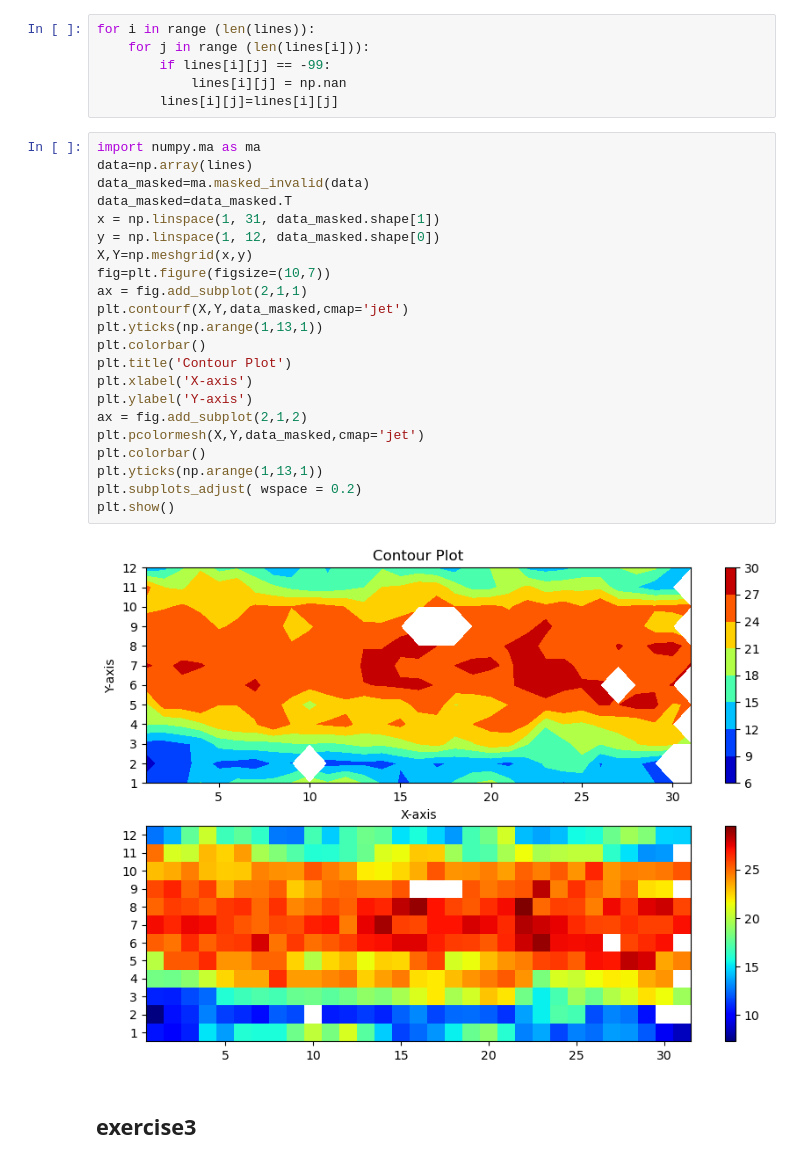
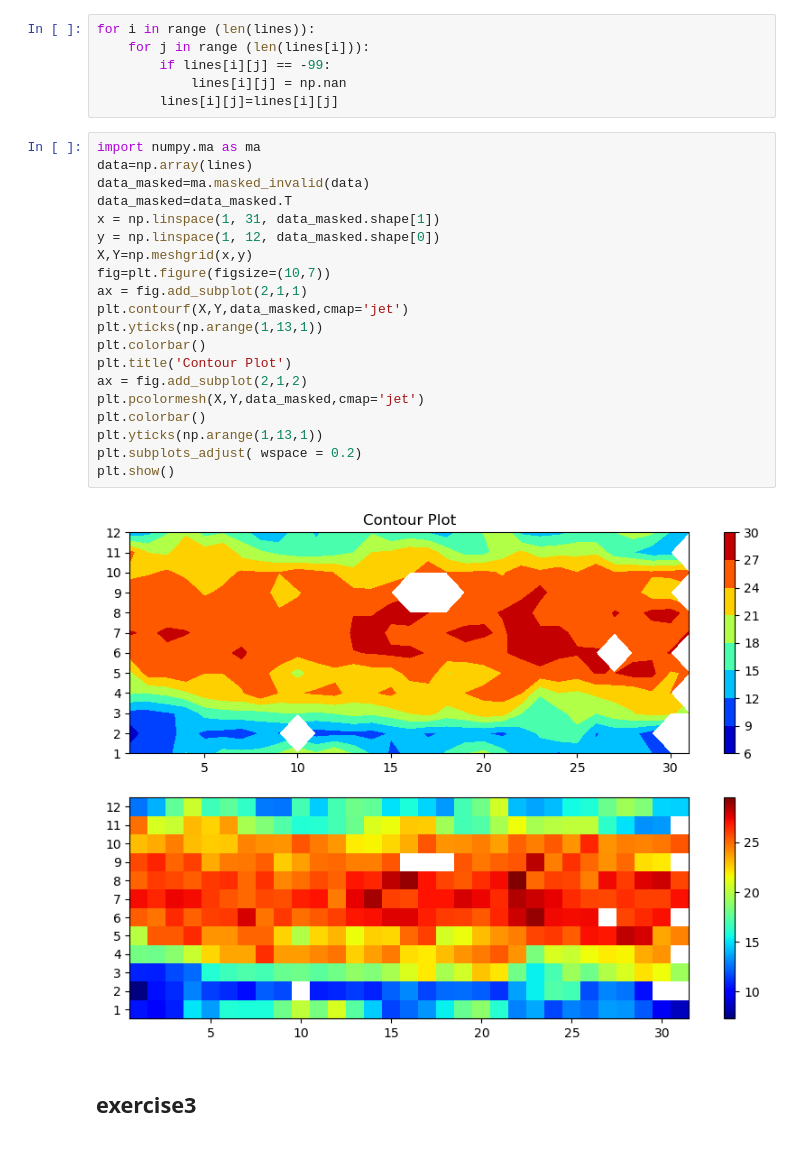
Before and after one commit to mhungdangbuonngu/Data-visualization-, a Jupyter notebook: practice3.ipynb, the cells around one changed output. Drawn from its saved outputs; the diff is of its cells as text.

```diff
--- a/practice3.ipynb
+++ b/practice3.ipynb
@@ -22,27 +22,25 @@ for i in range (len(lines)):
 # %%
 import numpy.ma as ma
 data=np.array(lines)
 data_masked=ma.masked_invalid(data)
 data_masked=data_masked.T
 x = np.linspace(1, 31, data_masked.shape[1])
 y = np.linspace(1, 12, data_masked.shape[0])
 X,Y=np.meshgrid(x,y)
 fig=plt.figure(figsize=(10,7))
 ax = fig.add_subplot(2,1,1)
 plt.contourf(X,Y,data_masked,cmap='jet')
 plt.yticks(np.arange(1,13,1))
 plt.colorbar()
 plt.title('Contour Plot')
-plt.xlabel('X-axis')
-plt.ylabel('Y-axis')
 ax = fig.add_subplot(2,1,2)
 plt.pcolormesh(X,Y,data_masked,cmap='jet')
 plt.colorbar()
 plt.yticks(np.arange(1,13,1))
 plt.subplots_adjust( wspace = 0.2)
 plt.show()
 # %% [output]
-[figure, old version]
+[figure, new version]
 # %% [markdown]
 ## exercise3
 # %%
```
Also changed, not shown: 8 other files.
